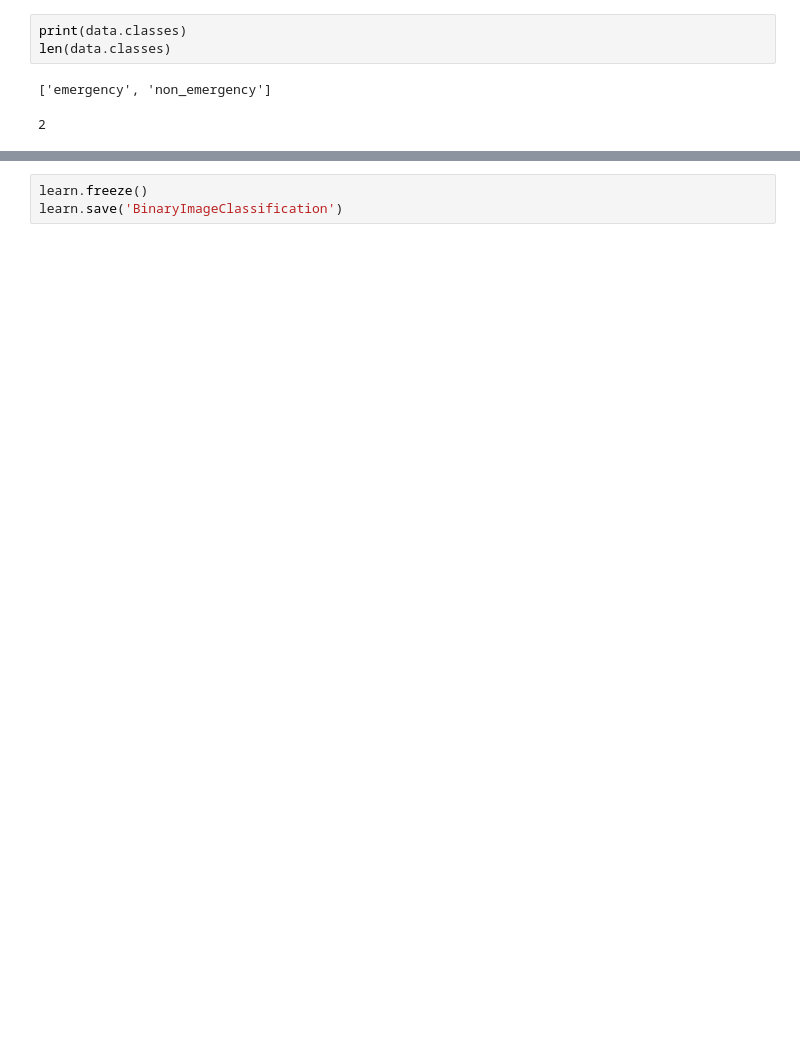
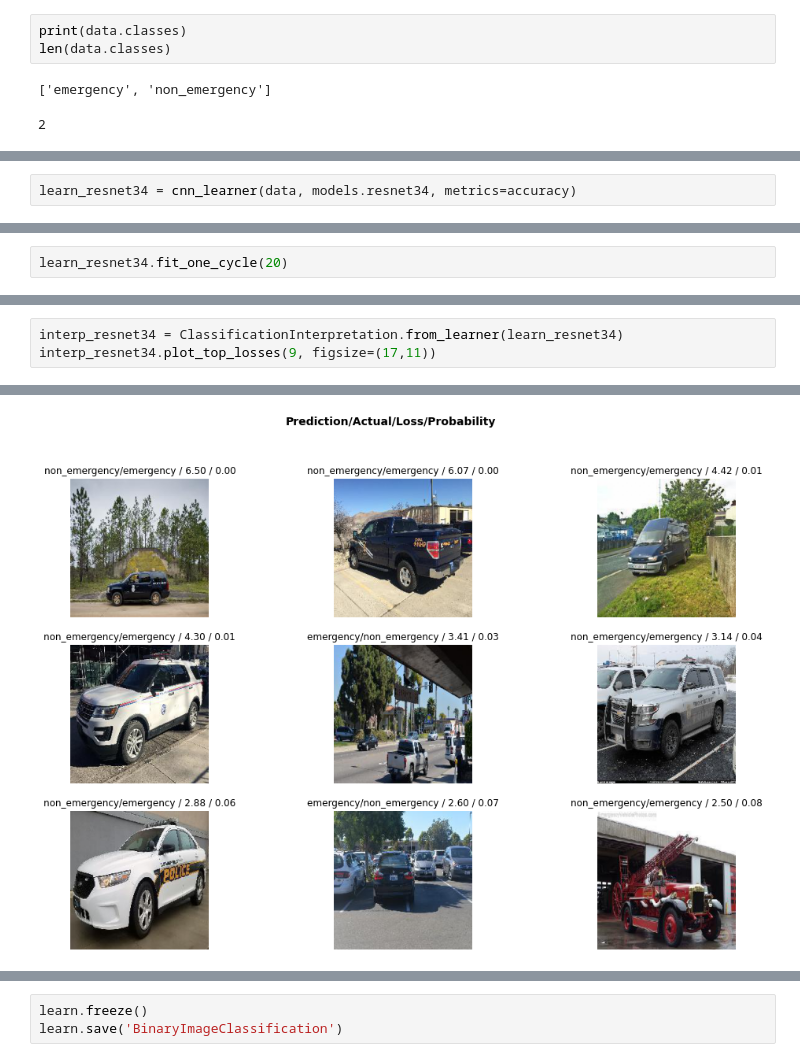
Before and after one commit to amitnits2016/fastai, a Jupyter notebook: EmergencyVsNon/EmergencyVsNon.ipynb, the cells around one changed output, grey strips where cells are left out. Cells and saved outputs as stored; diff of their text form; blank space fills up the shorter version.

```diff
--- a/EmergencyVsNon/EmergencyVsNon.ipynb
+++ b/EmergencyVsNon/EmergencyVsNon.ipynb
@@ -126,0 +47,2 @@ learn.fit_one_cycle(10, max_lr=slice(1e-6, 1e-4))
+# %%
+learn_resnet34 = cnn_learner(data, models.resnet34, metrics=accuracy)
@@ -126,0 +71,2 @@ learn.fit_one_cycle(10, max_lr=slice(1e-6, 1e-4))
+# %%
+learn_resnet34.fit_one_cycle(20)
@@ -126,0 +91,4 @@ learn.fit_one_cycle(10, max_lr=slice(1e-6, 1e-4))
+# %%
+interp_resnet34 = ClassificationInterpretation.from_learner(learn_resnet34)
+interp_resnet34.plot_top_losses(9, figsize=(17,11))
+# %% [output]
@@ -126,0 +96 @@ learn.fit_one_cycle(10, max_lr=slice(1e-6, 1e-4))
+[figure, added]
```
Also changed, not shown: parts of 61 cells of this notebook.
